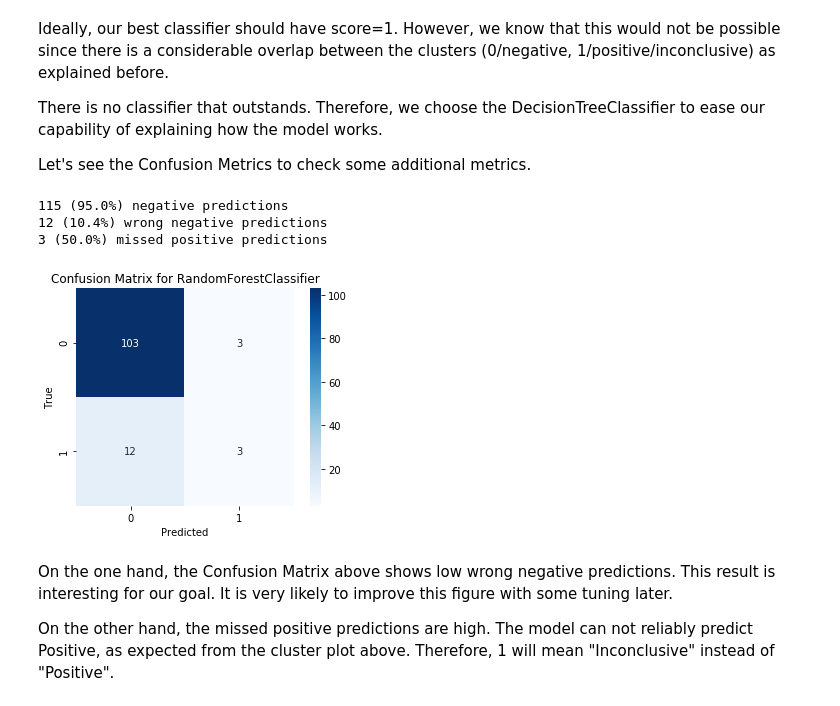
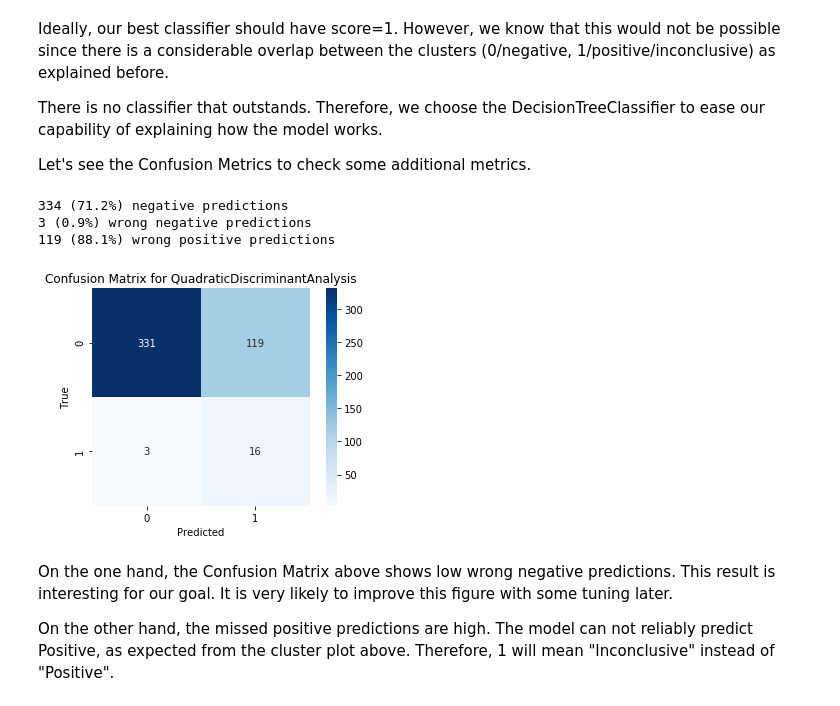
Before and after one commit to diogodutra/COVID-19-Albert_Eintein, a Jupyter notebook: COVID-19_Albert_Einstein.ipynb, the cells around one changed output. Drawn from its saved outputs; the diff is of its cells as text; code cells hidden in the pictures.

Commit message:
Another model with balanced train dataset

```diff
--- a/COVID-19_Albert_Einstein.ipynb
+++ b/COVID-19_Albert_Einstein.ipynb
@@ -613,8 +674,15 @@ test_ratio = .2
 
 best_score = -np.Inf
 
-X_train, X_test, y_train, y_test = train_test_split(X, y,
+# X_train, X_test, y_train, y_test = train_test_split(X, y,
+#         test_size=test_ratio, shuffle=True)
+
+X_train, X_test, y_train, y_test = train_test_split(
+        X_balanced, y_balanced,
         test_size=test_ratio, shuffle=True)
+
+X_test = np.concatenate([X_test, X_left])
+y_test = np.concatenate([y_test, y_left])
 
 print('#\tSCORE\t\tCLASSIFIER')
 for i, model in enumerate(models):
@@ -696,32 +764,32 @@ Let's see the Confusion Metrics to check some additional metrics.
 # %%
 model = best_model
 # model = DecisionTreeClassifier(max_depth=2).fit(X_train, y_train)
-model = models[8]
+# model = models[8]
 
 y_pred = model.predict(X_test)
 
 CM = confusion_matrix(y_test, y_pred)
 
 
 samples = len(y_pred)
 negatives = CM[:,0].sum()
 
 print(f'{negatives} ({round(negatives/samples*100,1)}%) negative predictions')
 print(f'{CM[1,0]} ({round(false_omission_rate(y_test, y_pred)*100,1)}%) wrong negative predictions')
-print(f'{CM[0,1]} ({round(false_discovery_rate(y_test, y_pred)*100,1)}%) missed positive predictions')
+print(f'{CM[0,1]} ({round(false_discovery_rate(y_test, y_pred)*100,1)}%) wrong positive predictions')
 
 
 plt.figure()
 sns.heatmap(CM.astype(int), annot=True, fmt='d', cmap="Blues")
 plt.title(f'Confusion Matrix for {get_name(model)}')
 plt.xlabel('Predicted')
 plt.ylabel('True')
 plt.gca().set_aspect('equal')
 # %% [output]
-115 (95.0%) negative predictions
-12 (10.4%) wrong negative predictions
-3 (50.0%) missed positive predictions
+334 (71.2%) negative predictions
+3 (0.9%) wrong negative predictions
+119 (88.1%) wrong positive predictions
-[figure, old version]
+[figure, new version]
 # %% [markdown]
 On the one hand, the Confusion Matrix above shows low wrong negative predictions. This result is interesting for our goal. It is very likely to improve this figure with some tuning later.
 
```
Also changed, not shown: parts of 15 cells of this notebook, 1 other file.
